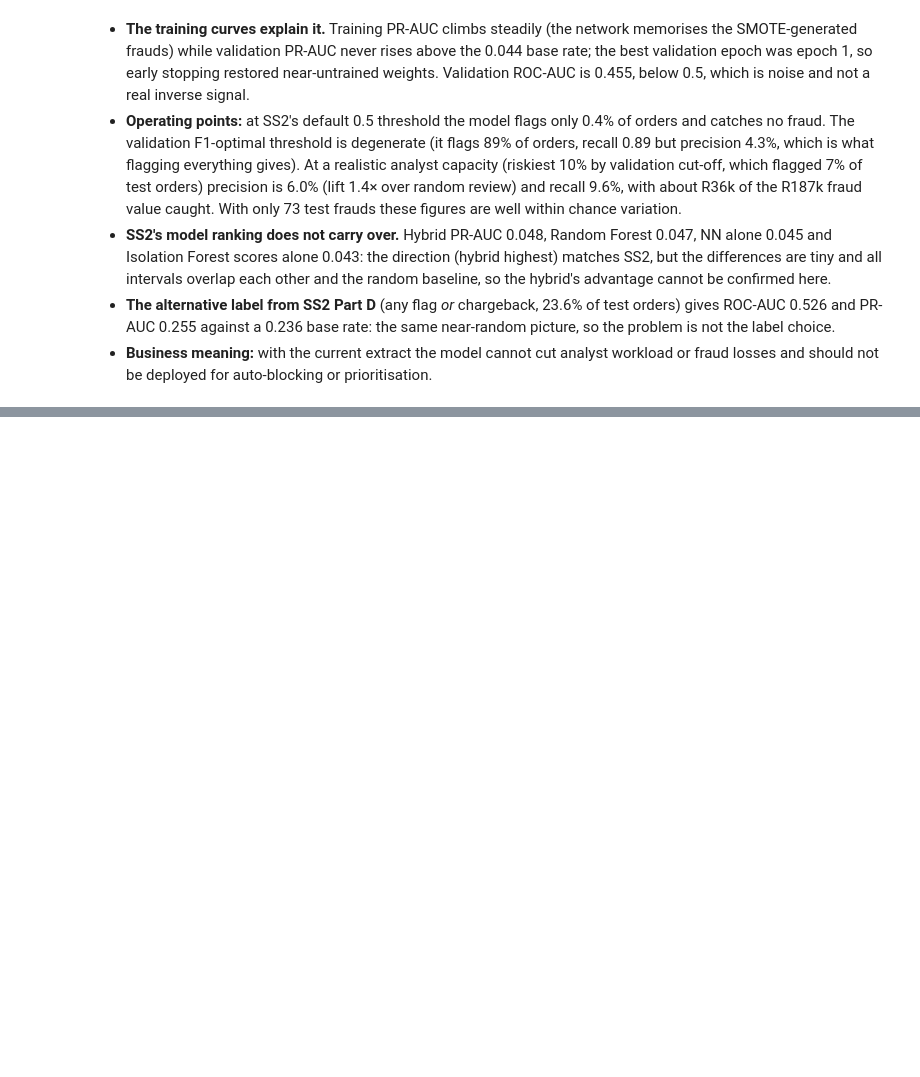
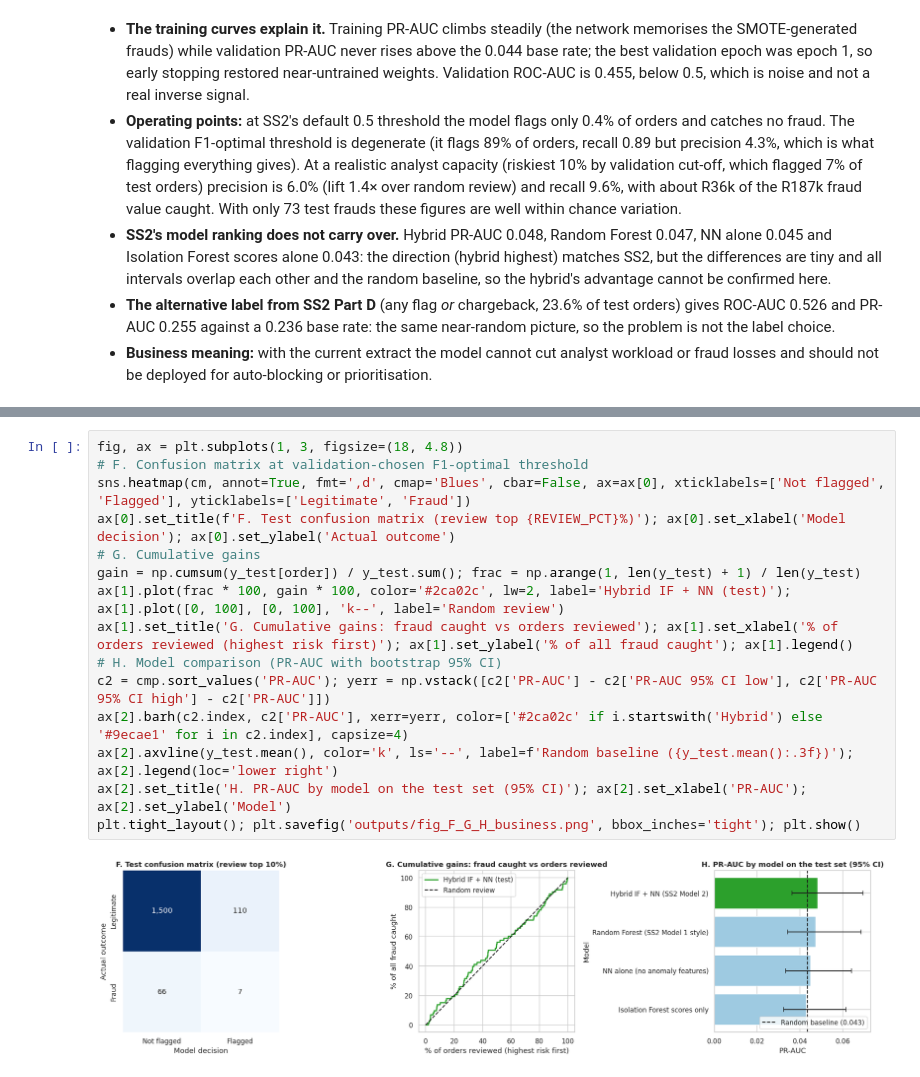
Before and after one commit to Theophillus-Stadio/SS1_Repo_CAP182_Theophillus-Moseki_26304942, a Jupyter notebook: SS3/SS3_PartB.ipynb, the cells around one changed output, grey strips where cells are left out. Drawn from its saved outputs; the diff is of its cells as text; blank space fills up the shorter version.

```diff
--- a/SS3/SS3_PartB.ipynb
+++ b/SS3/SS3_PartB.ipynb
@@ -401,0 +438,17 @@ Alternative label: {'label': 'flagged OR charged back', 'fraud_rate_test': 0.236
+# %%
+fig, ax = plt.subplots(1, 3, figsize=(18, 4.8))
+# F. Confusion matrix at validation-chosen F1-optimal threshold
+sns.heatmap(cm, annot=True, fmt=',d', cmap='Blues', cbar=False, ax=ax[0], xticklabels=['Not flagged', 'Flagged'], yticklabels=['Legitimate', 'Fraud'])
+ax[0].set_title(f'F. Test confusion matrix (review top {REVIEW_PCT}%)'); ax[0].set_xlabel('Model decision'); ax[0].set_ylabel('Actual outcome')
+# G. Cumulative gains
+gain = np.cumsum(y_test[order]) / y_test.sum(); frac = np.arange(1, len(y_test) + 1) / len(y_test)
+ax[1].plot(frac * 100, gain * 100, color='#2ca02c', lw=2, label='Hybrid IF + NN (test)'); ax[1].plot([0, 100], [0, 100], 'k--', label='Random review')
+ax[1].set_title('G. Cumulative gains: fraud caught vs orders reviewed'); ax[1].set_xlabel('% of orders reviewed (highest risk first)'); ax[1].set_ylabel('% of all fraud caught'); ax[1].legend()
+# H. Model comparison (PR-AUC with bootstrap 95% CI)
+c2 = cmp.sort_values('PR-AUC'); yerr = np.vstack([c2['PR-AUC'] - c2['PR-AUC 95% CI low'], c2['PR-AUC 95% CI high'] - c2['PR-AUC']])
+ax[2].barh(c2.index, c2['PR-AUC'], xerr=yerr, color=['#2ca02c' if i.startswith('Hybrid') else '#9ecae1' for i in c2.index], capsize=4)
+ax[2].axvline(y_test.mean(), color='k', ls='--', label=f'Random baseline ({y_test.mean():.3f})'); ax[2].legend(loc='lower right')
+ax[2].set_title('H. PR-AUC by model on the test set (95% CI)'); ax[2].set_xlabel('PR-AUC'); ax[2].set_ylabel('Model')
+plt.tight_layout(); plt.savefig('outputs/fig_F_G_H_business.png', bbox_inches='tight'); plt.show()
+# %% [output]
+[figure, added]
```
Also changed, not shown: parts of 4 cells of this notebook.
